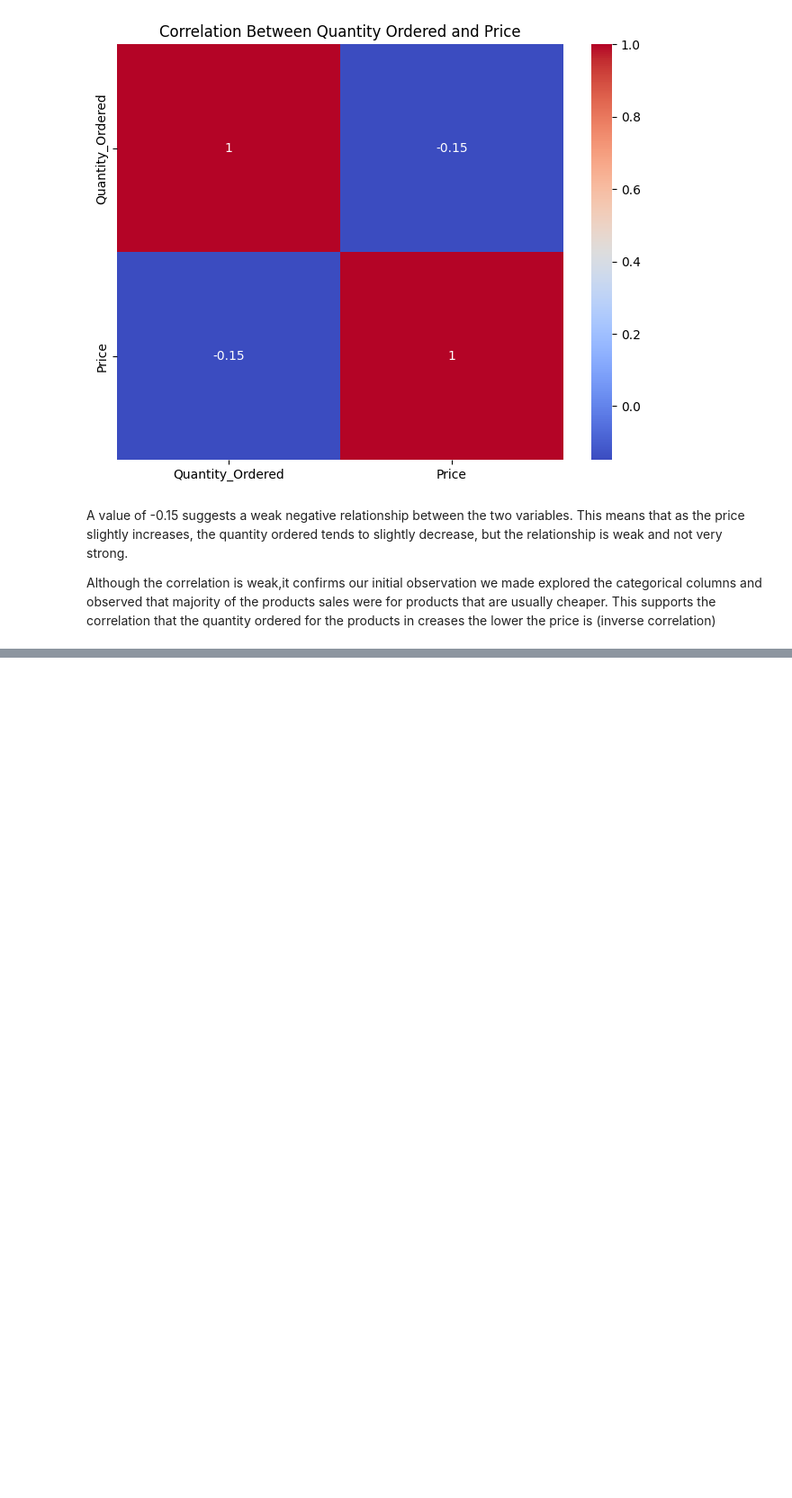
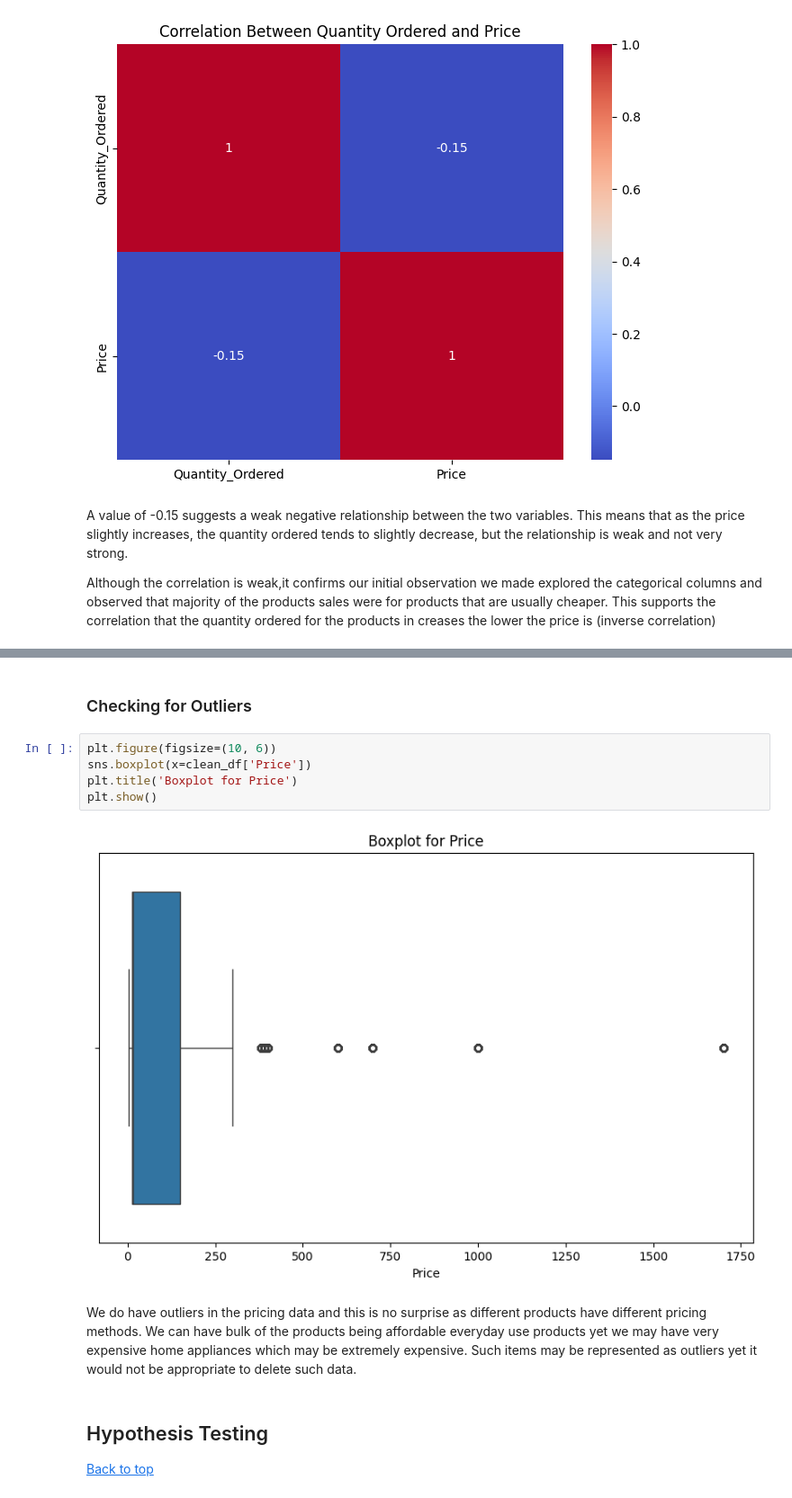
Before and after one commit to briansiaw5/Business-Analytics-Project, a Jupyter notebook: pbd_project.ipynb, the cells around one changed output, grey strips where cells are left out. Shown: that part at 90% size. Saved outputs shown, nothing was run; the diff lists cells and outputs as text; blank space fills up the shorter version.

```diff
--- a/pbd_project.ipynb
+++ b/pbd_project.ipynb
@@ -764,0 +855,14 @@ plt.show()
+# %% [markdown]
+### Checking for Outliers
+# %%
+plt.figure(figsize=(10, 6))
+sns.boxplot(x=clean_df['Price'])
+plt.title('Boxplot for Price')
+plt.show()
+# %% [output]
+[figure, added]
+# %% [markdown]
+We do have outliers in the pricing data and this is no surprise as different products have different pricing methods. We can have bulk of the products being affordable everyday use products yet we may have very expensive home appliances which may be extremely expensive. Such items may be represented as outliers yet it would not be appropriate to delete such data.
+# %% [markdown]
+## Hypothesis Testing
+[Back to top](#top)
```
Also changed, not shown: parts of 44 cells of this notebook.
